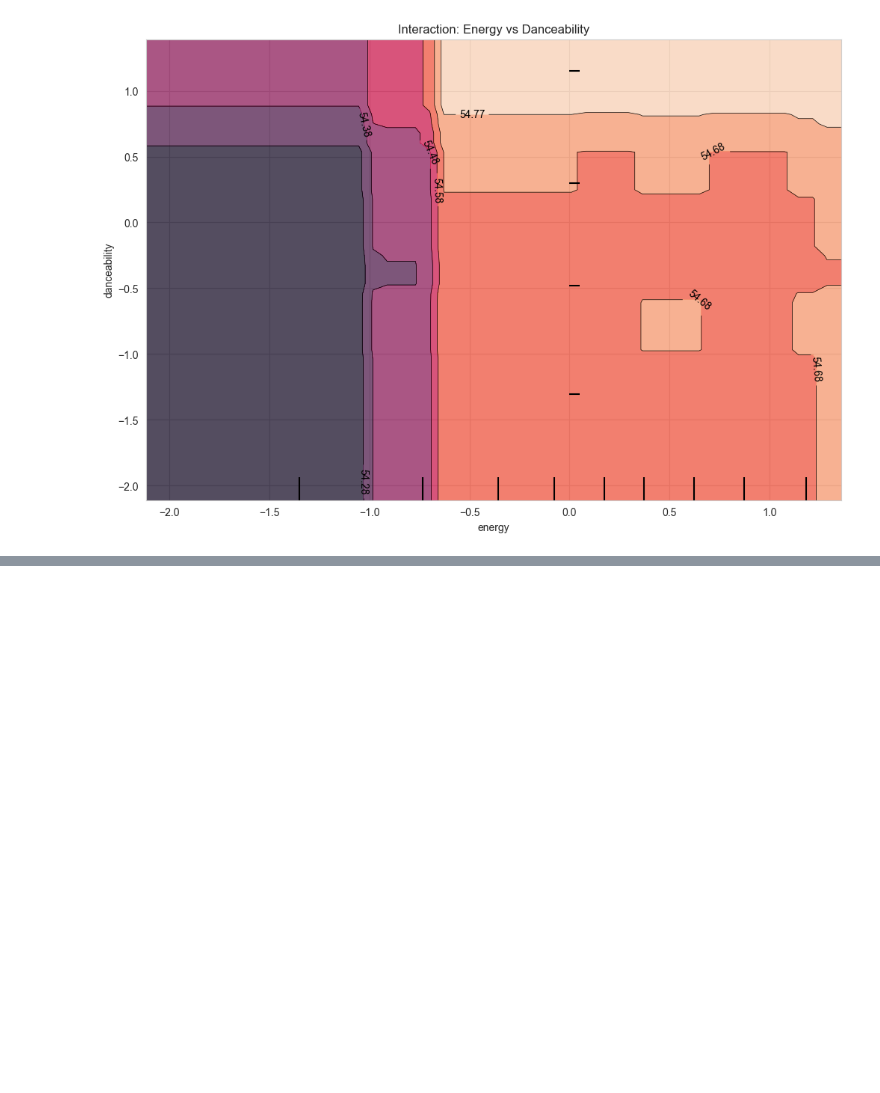
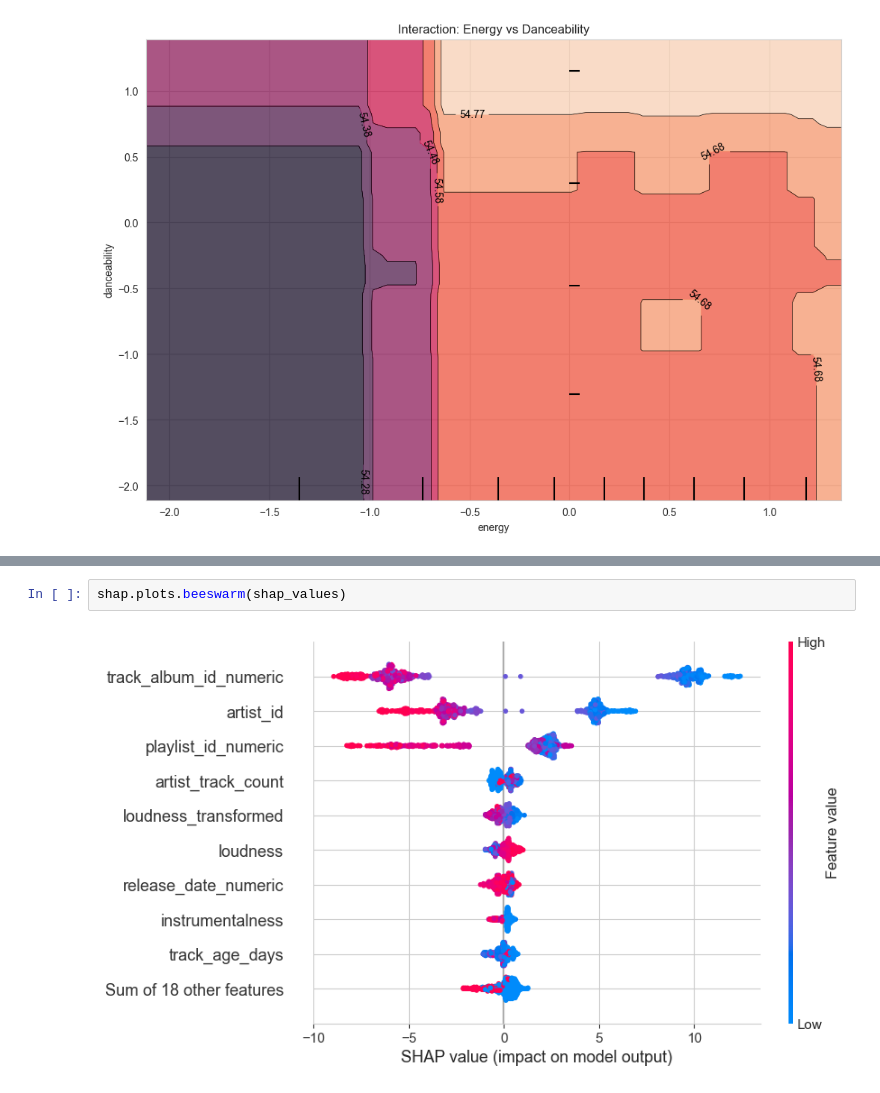
Before and after one commit to NoaLRX/Popular_Songs_Spotify, a Jupyter notebook: notebook.ipynb, the cells around one changed output, grey strips where cells are left out. Drawn from its saved outputs; the diff is of its cells as text; blank space fills up the shorter version.

```diff
--- a/notebook.ipynb
+++ b/notebook.ipynb
@@ -1600,0 +1735,4 @@ plt.show()
+# %%
+shap.plots.beeswarm(shap_values)
+# %% [output]
+[figure, added]
```
Also changed, not shown: parts of 22 cells of this notebook, 7 other files.
